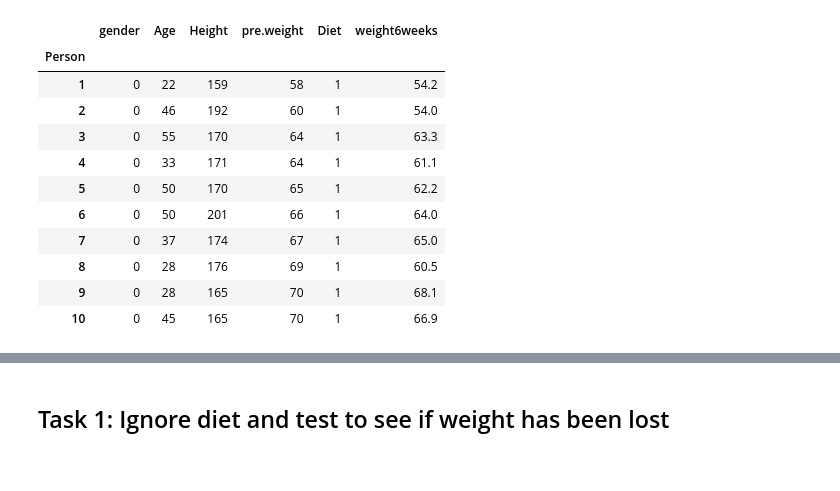
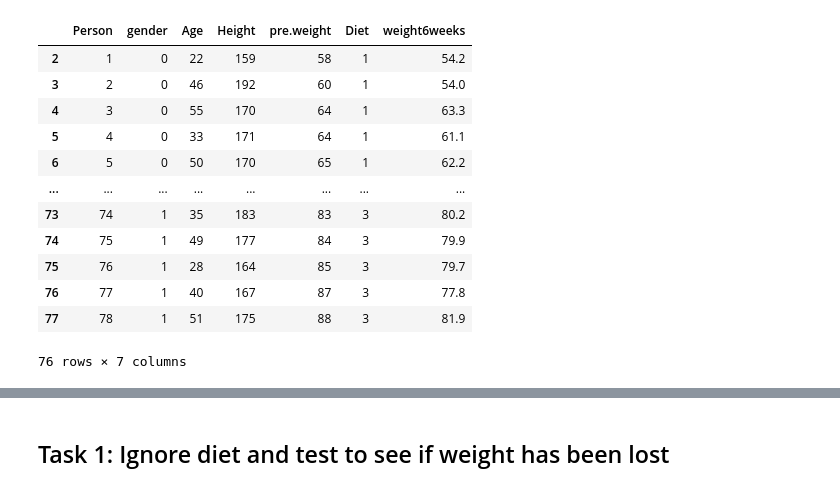
Before and after one commit to PhamQuocDatAI/PTDL-with-Python, a Jupyter notebook: Đồ án Python/Đồ_án_Inference_Statistics.ipynb, the cells around one changed output, grey strips where cells are left out. Cells and saved outputs as stored; diff of their text form; code cells hidden in the pictures.

```diff
--- a/Đồ án Python/Đồ_án_Inference_Statistics.ipynb
+++ b/Đồ án Python/Đồ_án_Inference_Statistics.ipynb
@@ -28,20 +47,18 @@ data.head(10)
 # %%
-# Index 25, 26 thiếu dữ liệu -> add value
-
-t = data.set_index('Person')
-t.loc[[25, 26], 'gender'] = '1'
-data_new = t.sort_index()
-data_new.head(10)
+# Index 25, 26 thiếu dữ liệu -> loại bỏ
+rm = data.drop([0, 1])
+rm
 # %% [output]
-|  | gender | Age | Height | pre.weight | Diet | weight6weeks |
-| Person |  |  |  |  |  |  |
-| 1 | 0 | 22 | 159 | 58 | 1 | 54.2 |
-| 2 | 0 | 46 | 192 | 60 | 1 | 54.0 |
-| 3 | 0 | 55 | 170 | 64 | 1 | 63.3 |
-| 4 | 0 | 33 | 171 | 64 | 1 | 61.1 |
-| 5 | 0 | 50 | 170 | 65 | 1 | 62.2 |
-| 6 | 0 | 50 | 201 | 66 | 1 | 64.0 |
-| 7 | 0 | 37 | 174 | 67 | 1 | 65.0 |
-| 8 | 0 | 28 | 176 | 69 | 1 | 60.5 |
-| 9 | 0 | 28 | 165 | 70 | 1 | 68.1 |
-| 10 | 0 | 45 | 165 | 70 | 1 | 66.9 |
+|  | Person | gender | Age | Height | pre.weight | Diet | weight6weeks |
+| 2 | 1 | 0 | 22 | 159 | 58 | 1 | 54.2 |
+| 3 | 2 | 0 | 46 | 192 | 60 | 1 | 54.0 |
+| 4 | 3 | 0 | 55 | 170 | 64 | 1 | 63.3 |
+| 5 | 4 | 0 | 33 | 171 | 64 | 1 | 61.1 |
+| 6 | 5 | 0 | 50 | 170 | 65 | 1 | 62.2 |
+| ... | ... | ... | ... | ... | ... | ... | ... |
+| 73 | 74 | 1 | 35 | 183 | 83 | 3 | 80.2 |
+| 74 | 75 | 1 | 49 | 177 | 84 | 3 | 79.9 |
+| 75 | 76 | 1 | 28 | 164 | 85 | 3 | 79.7 |
+| 76 | 77 | 1 | 40 | 167 | 87 | 3 | 77.8 |
+| 77 | 78 | 1 | 51 | 175 | 88 | 3 | 81.9 |
+76 rows × 7 columns
```
Also changed, not shown: parts of 30 cells of this notebook.
